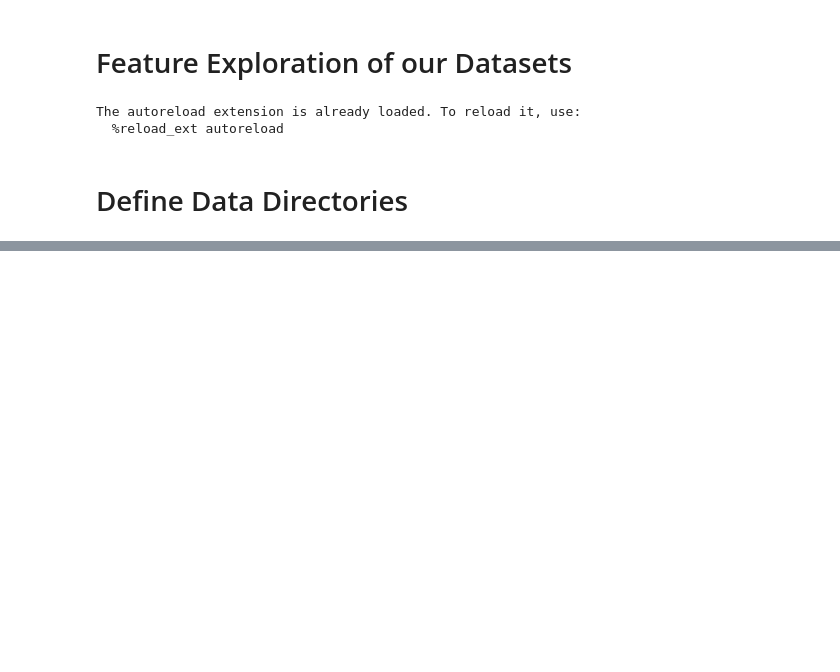
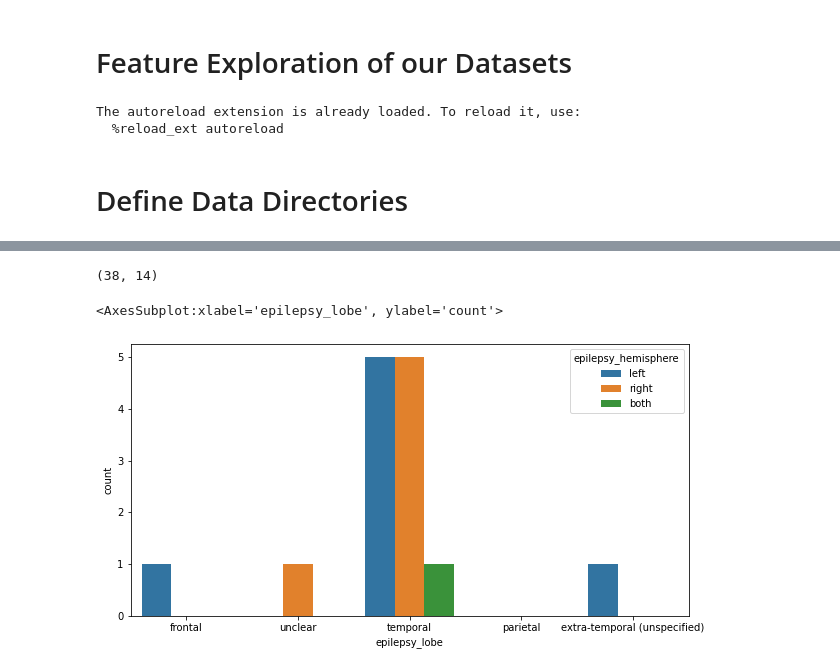
Before and after one commit to ncsl/episcalp, a Jupyter notebook: notebooks/feature_exploration/metadata_exploration.ipynb, the cells around one changed output, grey strips where cells are left out. Saved outputs shown, nothing was run; the diff lists cells and outputs as text; code cells hidden in the pictures; blank space fills up the shorter version.

```diff
--- a/notebooks/feature_exploration/metadata_exploration.ipynb
+++ b/notebooks/feature_exploration/metadata_exploration.ipynb
@@ -90,0 +184,12 @@ elif user == "patrick":
+# %%
+fig, ax = plt.subplots(figsize=(10, 5))
+df = meta_df[meta_df["exp_condition"] == "epilepsy-normal-eeg"]
+print(df.shape)
+sns.countplot(x="epilepsy_lobe", hue="epilepsy_hemisphere", data=df, ax=ax)
+# min_age = df["age"].min()
+# max_age = df["age"].max()
+# ax.set_title(f"{exp} with {min_age} - {max_age}")
+# %% [output]
+(38, 14)
+<AxesSubplot:xlabel='epilepsy_lobe', ylabel='count'>
+[figure, added]
```
Also changed, not shown: parts of 40 cells of this notebook, 11 other files.
